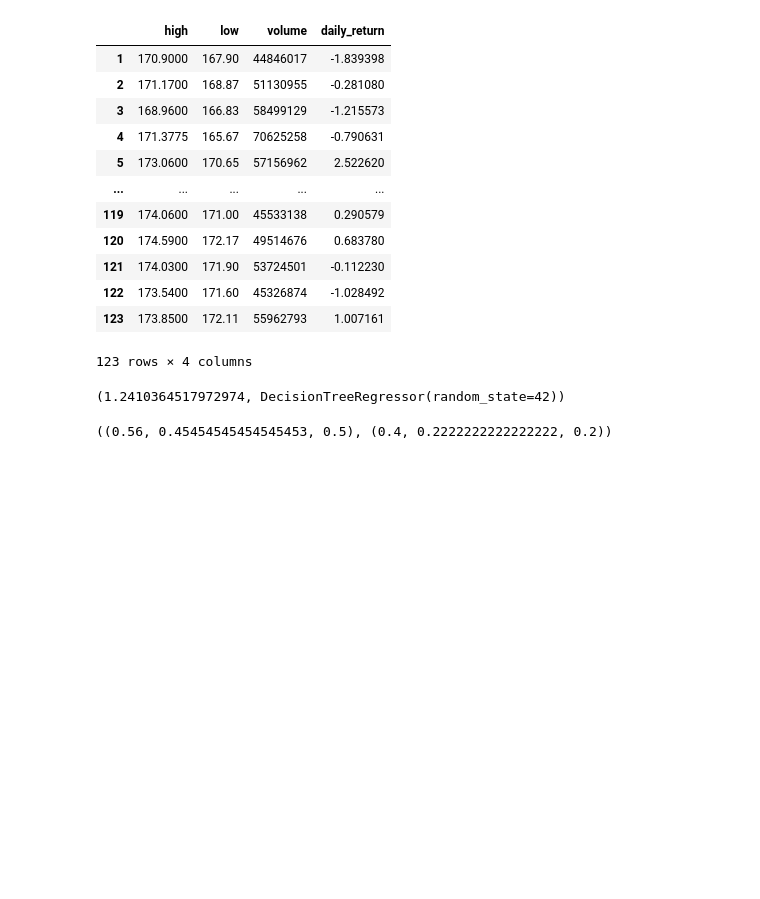
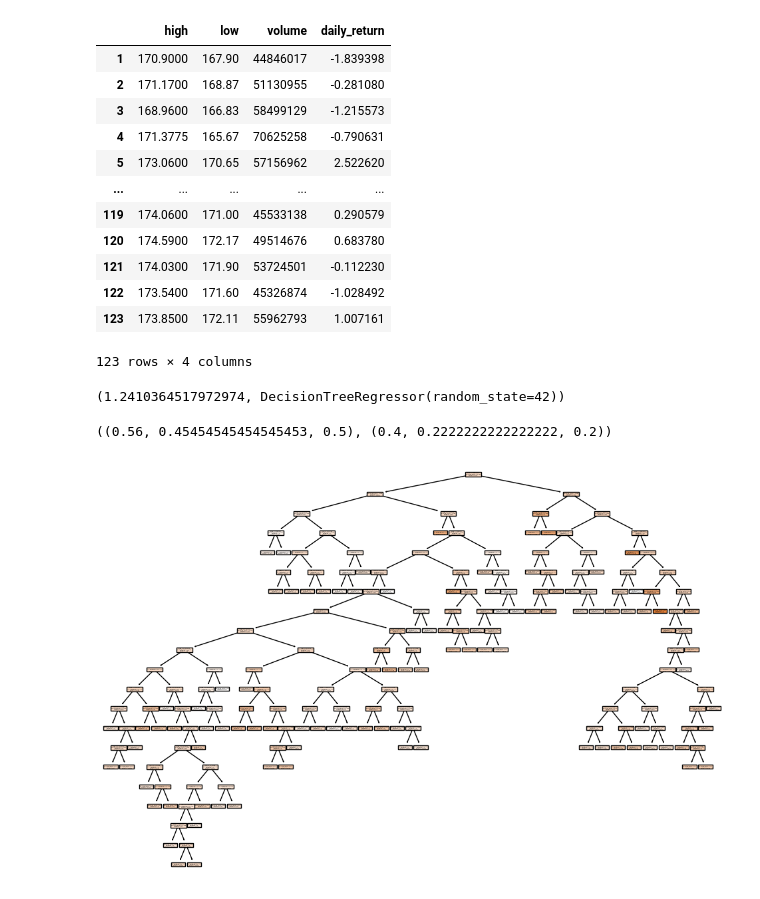
Before and after one commit to anly501/dsan-5000-project-rongmusun, a Jupyter notebook: my_website/Decision Tree.ipynb, the cells around one changed output. Drawn from its saved outputs; the diff is of its cells as text; code cells hidden in the pictures; blank space fills up the shorter version.

```diff
--- a/my_website/Decision Tree.ipynb
+++ b/my_website/Decision Tree.ipynb
@@ -54,7 +54,9 @@ X = df[['high', 'low', 'volume']]
 y = df['return_class']
 
 X_train, X_test, y_train, y_test = train_test_split(X, y, test_size=0.2, random_state=42)
-
+model = DecisionTreeRegressor(random_state=42)
+model.fit(X_train, y_train)
+y_pred = model.predict(X_test)
 
 dummy_uniform = DummyClassifier(strategy="uniform", random_state=42)
 dummy_uniform.fit(X_train, y_train)
@@ -75,3 +77,13 @@ recall_stratified = recall_score(y_test, y_pred_stratified, zero_division=0)
 (accuracy_uniform, precision_uniform, recall_uniform), (accuracy_stratified, precision_stratified, recall_stratified)
 # %% [output]
 ((0.56, 0.45454545454545453, 0.5), (0.4, 0.2222222222222222, 0.2))
+# %%
+from sklearn.tree import plot_tree
+import matplotlib.pyplot as plt
+
+feature_names_list = X.columns.tolist()
+plt.figure(figsize=(12,8))
+plot_tree(model, filled=True, feature_names=feature_names_list)
+plt.show()
+# %% [output]
+[figure, added]
```
Also changed, not shown: parts of 1 cell of this notebook.
